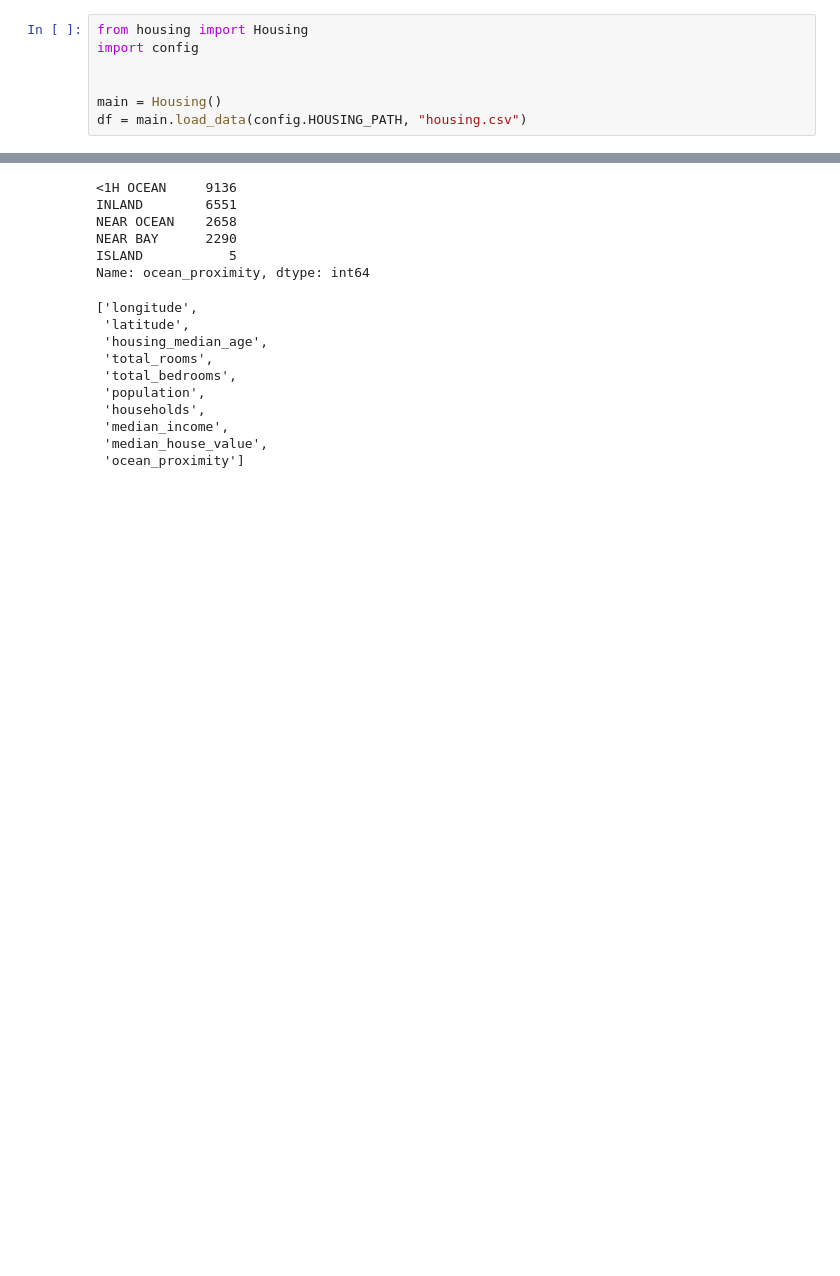
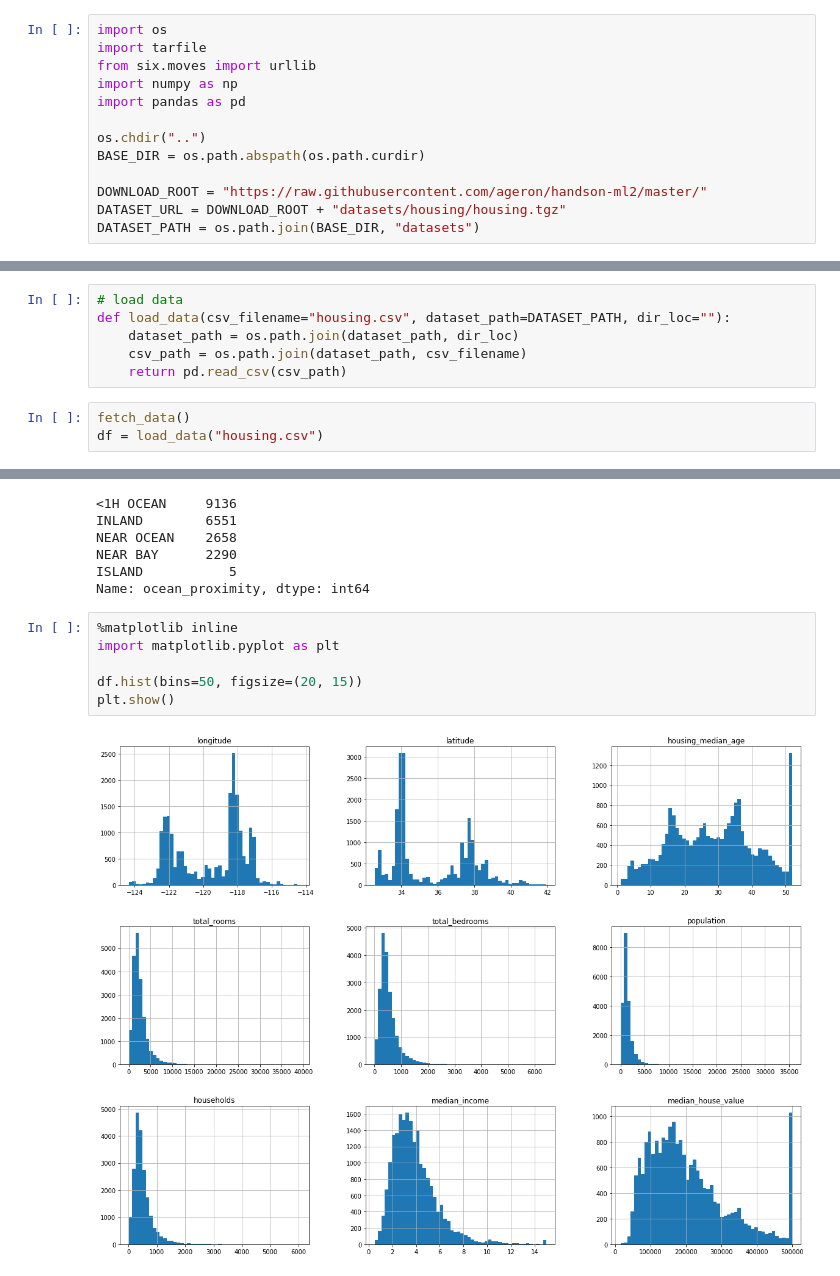
Before and after one commit to Kaushalkhokhar/complete-ml, a Jupyter notebook: projects/housing/housing2.ipynb, the cells around one changed output, grey strips where cells are left out. Cells and saved outputs as stored; diff of their text form; blank space fills up the shorter version.

Commit message:
modified housing with housing2

```diff
--- a/projects/housing/housing2.ipynb
+++ b/projects/housing/housing2.ipynb
@@ -1,7 +3,13 @@
 # %%
-from housing import Housing
-import config
+import os
+import tarfile
+from six.moves import urllib
+import numpy as np
+import pandas as pd
 
+os.chdir("..")
+BASE_DIR = os.path.abspath(os.path.curdir)
 
-main = Housing()
-df = main.load_data(config.HOUSING_PATH, "housing.csv")
+DOWNLOAD_ROOT = "https://raw.githubusercontent.com/ageron/handson-ml2/master/"
+DATASET_URL = DOWNLOAD_ROOT + "datasets/housing/housing.tgz"
+DATASET_PATH = os.path.join(BASE_DIR, "datasets")
@@ -18,0 +27,9 @@ df.head()
+# %%
+# load data
+def load_data(csv_filename="housing.csv", dataset_path=DATASET_PATH, dir_loc=""):
+    dataset_path = os.path.join(dataset_path, dir_loc)
+    csv_path = os.path.join(dataset_path, csv_filename)
+    return pd.read_csv(csv_path)
+# %%
+fetch_data()
+df = load_data("housing.csv")
@@ -58,14 +77,10 @@ NEAR BAY      2290
 ISLAND           5
 Name: ocean_proximity, dtype: int64
 # %%
+%matplotlib inline
+import matplotlib.pyplot as plt
+
+df.hist(bins=50, figsize=(20, 15))
+plt.show()
 # %% [output]
-['longitude',
- 'latitude',
- 'housing_median_age',
- 'total_rooms',
- 'total_bedrooms',
- 'population',
- 'households',
- 'median_income',
- 'median_house_value',
- 'ocean_proximity']
+[figure, added]
```
Also changed, not shown: parts of 96 cells of this notebook, 5 other files.
